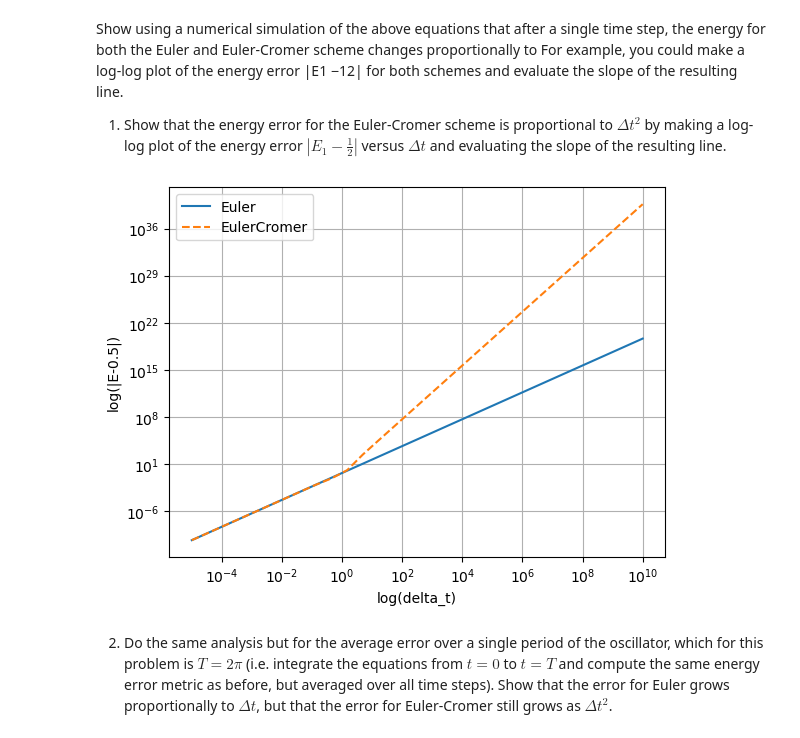
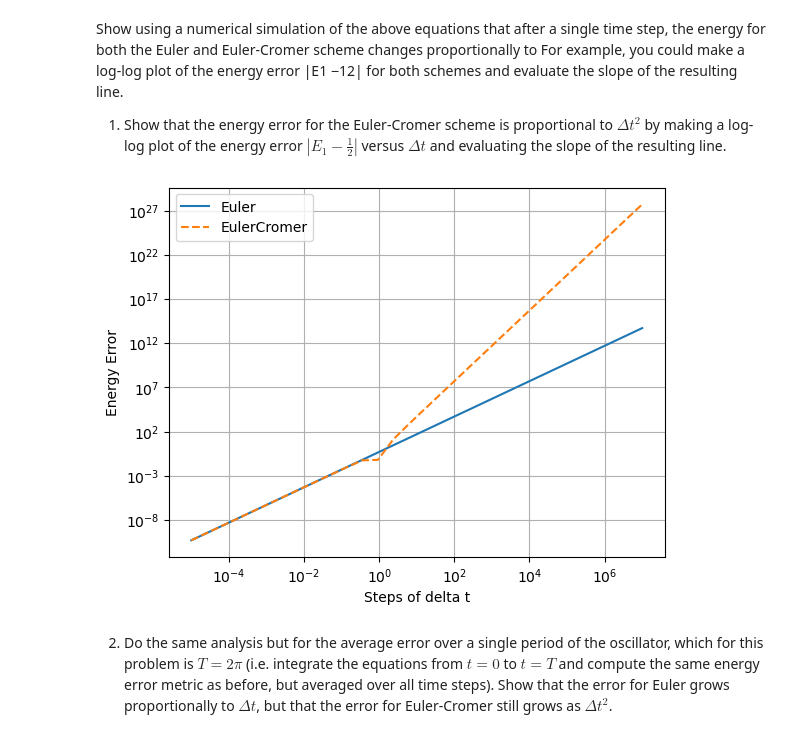
Before and after one commit to jaycebeck/Simulations, a Jupyter notebook: Homework1-JayceH.ipynb, the cells around one changed output. Drawn from its saved outputs; the diff is of its cells as text; code cells hidden in the pictures.

```diff
--- a/Homework1-JayceH.ipynb
+++ b/Homework1-JayceH.ipynb
@@ -82,13 +82,14 @@ integrator = Integrator(pm, method)
 fig, ax = plt.subplots()
 
 
-u_s = [np.array([0.0, 0.0, 5.0, 0.0]), np.array([0.0, 2.5, 5.0, 0.0])]
+u_s = [np.array([0.0, 0.0, 10.0, 0.0]), np.array([0.0, 30.0, 10.0, 0.0])]
 
 fig.tight_layout()
+fig.set_figheight(2)
 
 for i in range(len(u_s)):
     t_0 = 0.0
-    t_end = 1.03
+    t_end = 1.6
     dt = 0.05
     t, u = integrator.integrate([t_0, t_end], dt, u_s[i])
 
@@ -97,4 +98,7 @@ for i in range(len(u_s)):
     ax.set_ylabel("y")
     plt.colorbar(c)
     plt.axis("equal")
+
+plt.grid(True)
+plt.show()
 # %% [output]
@@ -148,7 +152,7 @@ fig.set_figwidth(12)
 
 for i in range(len(u_s)):
     t_0 = 0.0
-    t_end = 1.5
+    t_end = 1.6
     dt = 0.1
     t, u = integrator.integrate([t_0, t_end], dt, u_s[i])
 
@@ -228,34 +232,34 @@ class Cromer:
         E = 0.5*((u_1[0])**2)+0.5*((u_1[1])**2)
         return u_1, E
 # %%
-times = np.logspace(-5,10,30)
+times = np.logspace(-5,7,30)
 
 eu = Euler()
 cr = Cromer()
 e = Energy()
 u_0 = [1.0, 0.0]
 
 E_euler = []
 E_cromer = []
 
 for dt in times:
     _,energy = eu.step(e, 1.0, dt, u_0)
     E_euler.append(np.abs(energy-0.5))
     _, energy = cr.step(e, 1.0, dt, u_0)
     E_cromer.append(np.abs(energy-0.5))
 
 E_euler = np.array(E_euler)
 E_cromer = np.array(E_cromer)
 
 plt.loglog(times, E_euler, label='Euler')
 plt.loglog(times, E_cromer, '--', label='EulerCromer')
-plt.xlabel('log(delta_t)')
-plt.ylabel('log(|E-0.5|)')
+plt.xlabel('Steps of delta t')
+plt.ylabel('Energy Error')
 plt.grid(True)
 plt.legend()
 plt.show()
 # %% [output]
-[figure, old version]
+[figure, new version]
 # %% [markdown]
 2. Do the same analysis but for the average error over a single period of the oscillator, which for this problem is $T = 2π$ (i.e. integrate the equations from $t = 0$ to $t = T$ and compute the same energy error metric as before, but averaged over all time steps). Show that the error for Euler grows proportionally to $\Delta t$, but that the error for Euler-Cromer still grows as $\Delta t^2$.
 # %%
```
Also changed, not shown: parts of 5 cells of this notebook.
